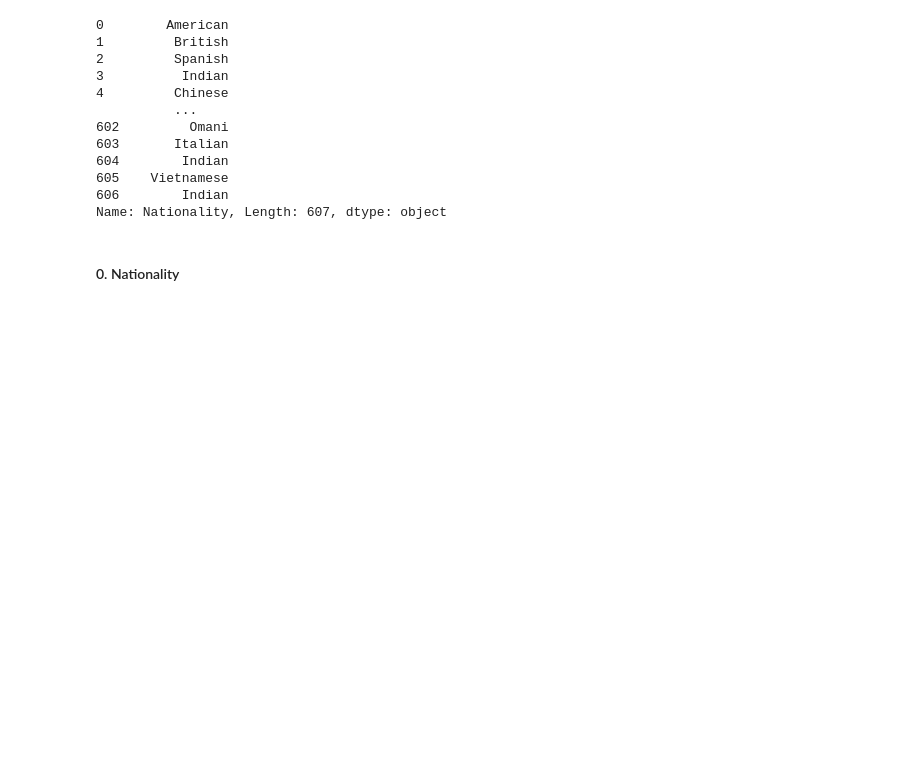
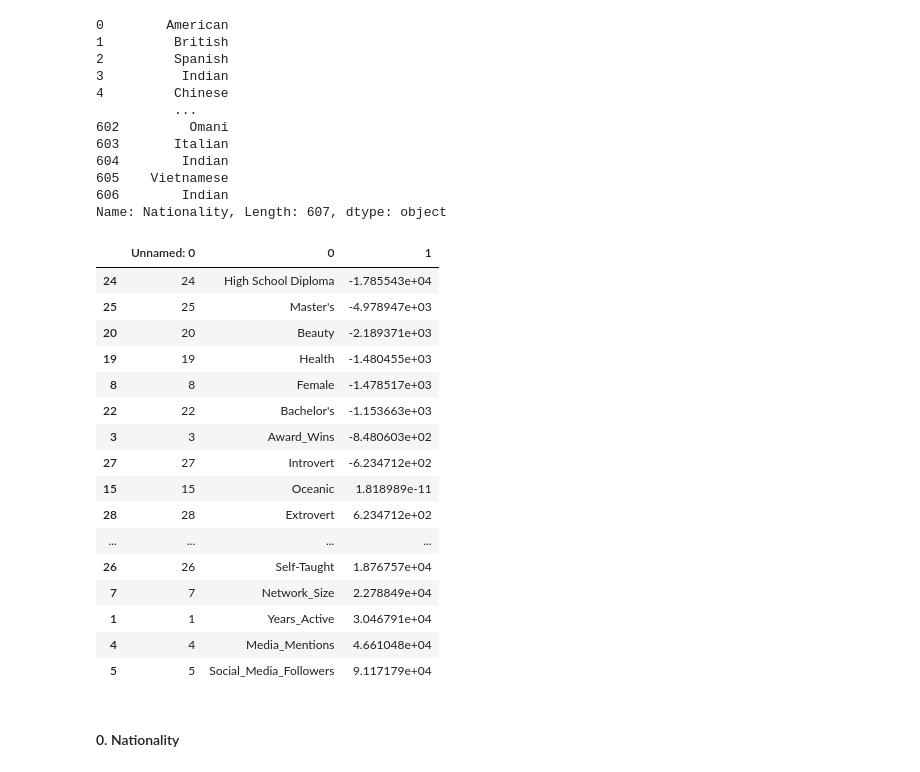
Before and after one commit to soph-colo/data3000-adv-ds, a Jupyter notebook: chatgpt-influencer/notebooks/data_analysis.ipynb, the cells around one changed output. Cells and saved outputs as stored; diff of their text form; code cells hidden in the pictures; blank space fills up the shorter version.

```diff
--- a/chatgpt-influencer/notebooks/data_analysis.ipynb
+++ b/chatgpt-influencer/notebooks/data_analysis.ipynb
@@ -27,6 +28,27 @@ data['Nationality']
 605    Vietnamese
 606        Indian
 Name: Nationality, Length: 607, dtype: object
+# %%
+coeff = coeff.sort_values(by = ['1'])
+coeff
+# %% [output]
+|  | Unnamed: 0 | 0 | 1 |
+| 24 | 24 | High School Diploma | -1.785543e+04 |
+| 25 | 25 | Master's | -4.978947e+03 |
+| 20 | 20 | Beauty | -2.189371e+03 |
+| 19 | 19 | Health | -1.480455e+03 |
+| 8 | 8 | Female | -1.478517e+03 |
+| 22 | 22 | Bachelor's | -1.153663e+03 |
+| 3 | 3 | Award_Wins | -8.480603e+02 |
+| 27 | 27 | Introvert | -6.234712e+02 |
+| 15 | 15 | Oceanic | 1.818989e-11 |
+| 28 | 28 | Extrovert | 6.234712e+02 |
+| ... | ... | ... | ... |
+| 26 | 26 | Self-Taught | 1.876757e+04 |
+| 7 | 7 | Network_Size | 2.278849e+04 |
+| 1 | 1 | Years_Active | 3.046791e+04 |
+| 4 | 4 | Media_Mentions | 4.661048e+04 |
+| 5 | 5 | Social_Media_Followers | 9.117179e+04 |
 # %% [markdown]
 #### 0. Nationality
 # %%
```
Also changed, not shown: parts of 8 cells of this notebook, 1 other file.
